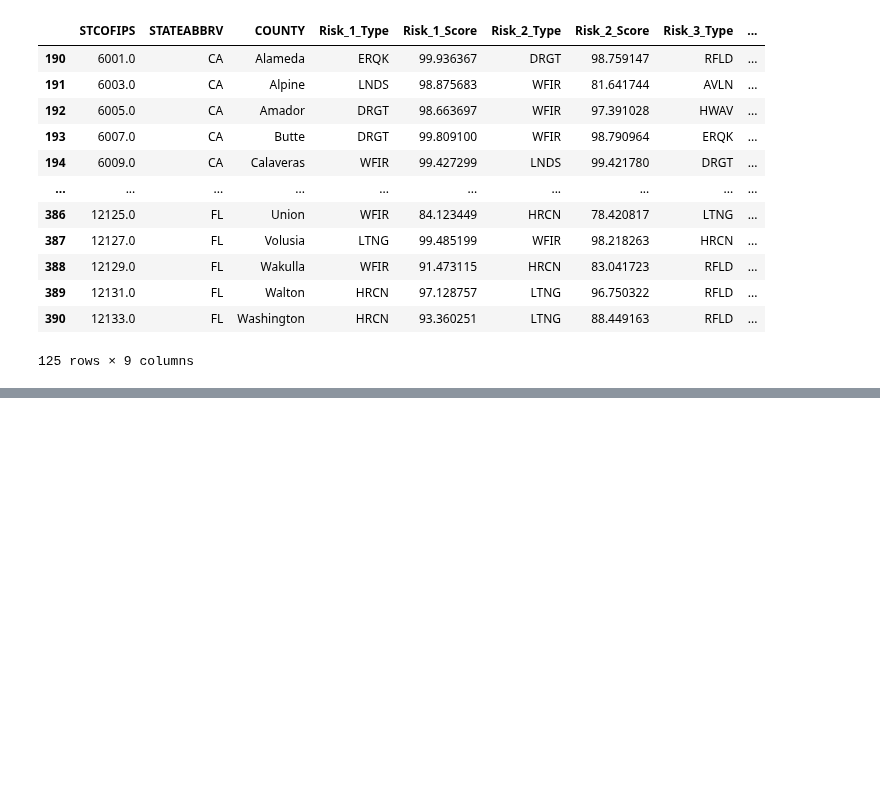
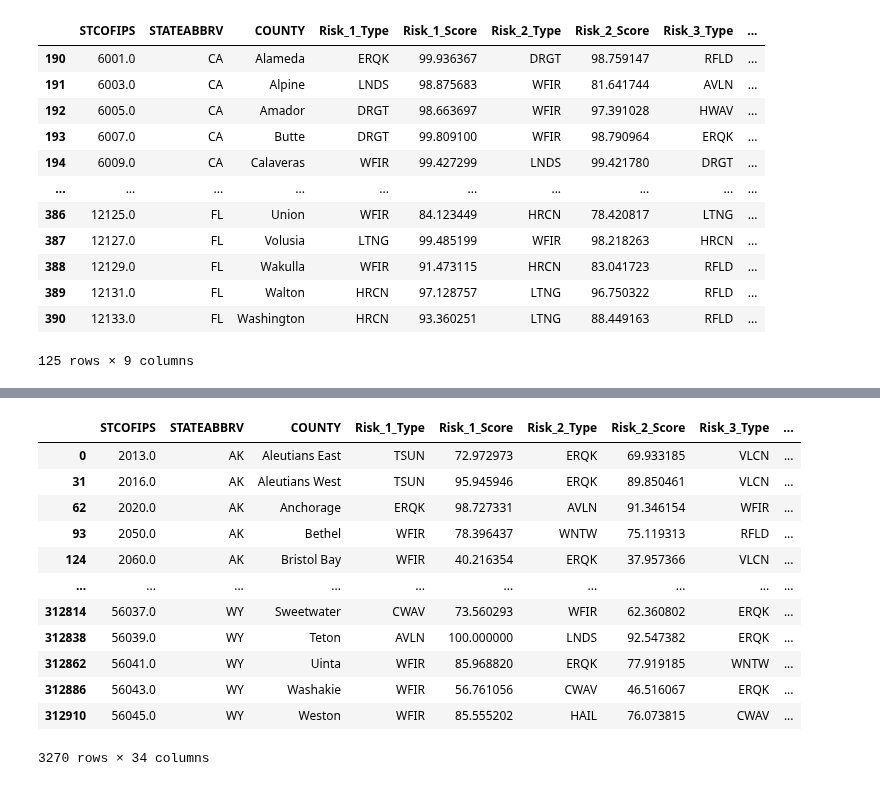
Before and after one commit to jahnavi-maddhuri/Climate-Risk-Impact-on-House-Prices, a Jupyter notebook: DataCleaning_zx.ipynb, the cells around one changed output, grey strips where cells are left out. Drawn from its saved outputs; the diff is of its cells as text; code cells hidden in the pictures; blank space fills up the shorter version.

Commit message:
Data Preparation

```diff
--- a/DataCleaning_zx.ipynb
+++ b/DataCleaning_zx.ipynb
@@ -123,4 +160,4 @@ main_risks[main_risks["STATEABBRV"].isin(["CA", "FL"])]
 | 390 | 12133.0 | FL | Washington | HRCN | 93.360251 | LTNG | 88.449163 | RFLD | ... |
 125 rows × 9 columns
 # %%
-df2 = pd.read_csv("climate_price_merged_data.csv")
+df_clean_original = pd.read_csv("climate_price_merged_data.csv")
@@ -142,0 +196,28 @@ df2
+# %%
+# First merge based on the primary key 'STATEABBRV' and 'state'
+merged_df = pd.merge(
+    main_risks,
+    df_clean_original,
+    left_on="STATEABBRV",
+    right_on="state",
+    suffixes=("_main", "_clean"),
+)
+
+# Then filter based on the 2nd key 'COUNTY' and 'county_risk' for precise matching
+final_df = merged_df[merged_df["COUNTY"] == merged_df["county_risk"]]
+
+final_df
+# %% [output]
+|  | STCOFIPS | STATEABBRV | COUNTY | Risk_1_Type | Risk_1_Score | Risk_2_Type | Risk_2_Score | Risk_3_Type | ... |
+| 0 | 2013.0 | AK | Aleutians East | TSUN | 72.972973 | ERQK | 69.933185 | VLCN | ... |
+| 31 | 2016.0 | AK | Aleutians West | TSUN | 95.945946 | ERQK | 89.850461 | VLCN | ... |
+| 62 | 2020.0 | AK | Anchorage | ERQK | 98.727331 | AVLN | 91.346154 | WFIR | ... |
+| 93 | 2050.0 | AK | Bethel | WFIR | 78.396437 | WNTW | 75.119313 | RFLD | ... |
+| 124 | 2060.0 | AK | Bristol Bay | WFIR | 40.216354 | ERQK | 37.957366 | VLCN | ... |
+| ... | ... | ... | ... | ... | ... | ... | ... | ... | ... |
+| 312814 | 56037.0 | WY | Sweetwater | CWAV | 73.560293 | WFIR | 62.360802 | ERQK | ... |
+| 312838 | 56039.0 | WY | Teton | AVLN | 100.000000 | LNDS | 92.547382 | ERQK | ... |
+| 312862 | 56041.0 | WY | Uinta | WFIR | 85.968820 | ERQK | 77.919185 | WNTW | ... |
+| 312886 | 56043.0 | WY | Washakie | WFIR | 56.761056 | CWAV | 46.516067 | ERQK | ... |
+| 312910 | 56045.0 | WY | Weston | WFIR | 85.555202 | HAIL | 76.073815 | CWAV | ... |
+3270 rows × 34 columns
```
Also changed, not shown: parts of 11 cells of this notebook, 1 other file.
